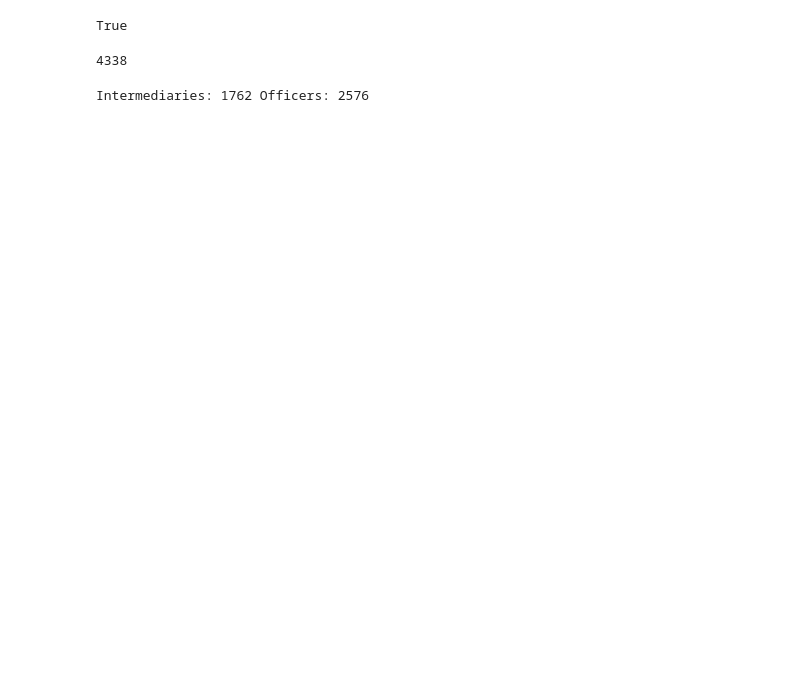
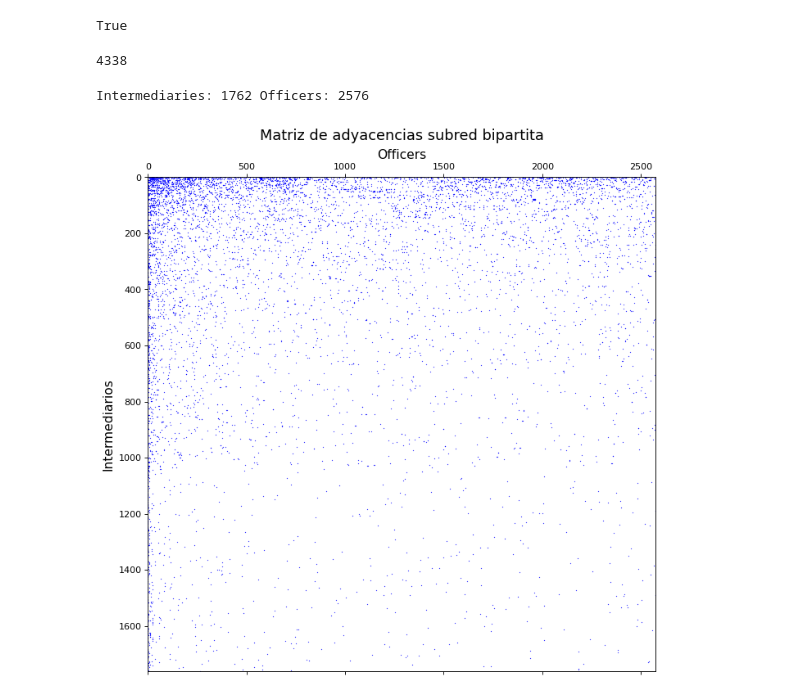
Before and after one commit to edgrz/panama-papers, a Jupyter notebook: code/weight_graph.ipynb, the cells around one changed output. Cells and saved outputs as stored; diff of their text form; code cells hidden in the pictures; blank space fills up the shorter version.

```diff
--- a/code/weight_graph.ipynb
+++ b/code/weight_graph.ipynb
@@ -364,3 +370,16 @@ officer_dict_degree = {k: v for k, v in sorted(officer_dict_degree.items(), key=
 # Get adyacency matrix and export it to csv
 A=nx.bipartite.biadjacency_matrix(B,list(intermediary_dict_degree.keys()),list(officer_dict_degree.keys()))
 pd.DataFrame(A.todense()).to_csv("matrix-bipartite.csv",header=None, index=None)
+# %%
+## Plot bipartite adjacency matrix
+fig, axs = plt.subplots(figsize=(10, 10),dpi=80)
+axs.spy(A,aspect="auto", markersize=0.2,alpha =1,color='blue')
+axs.set_title("Matriz de adyacencias subred bipartita",pad=10,fontsize=16)
+axs.set_ylabel("Intermediarios",fontsize=14)
+axs.set_xlabel("Officers",fontsize=14)
+axs.xaxis.set_label_position('top')
+#plt.xlim(70000,80000)
+#plt.ylim(0,50)
+plt.show()
+# %% [output]
+[figure, added]
```
Also changed, not shown: parts of 3 cells of this notebook, 1 other file.
